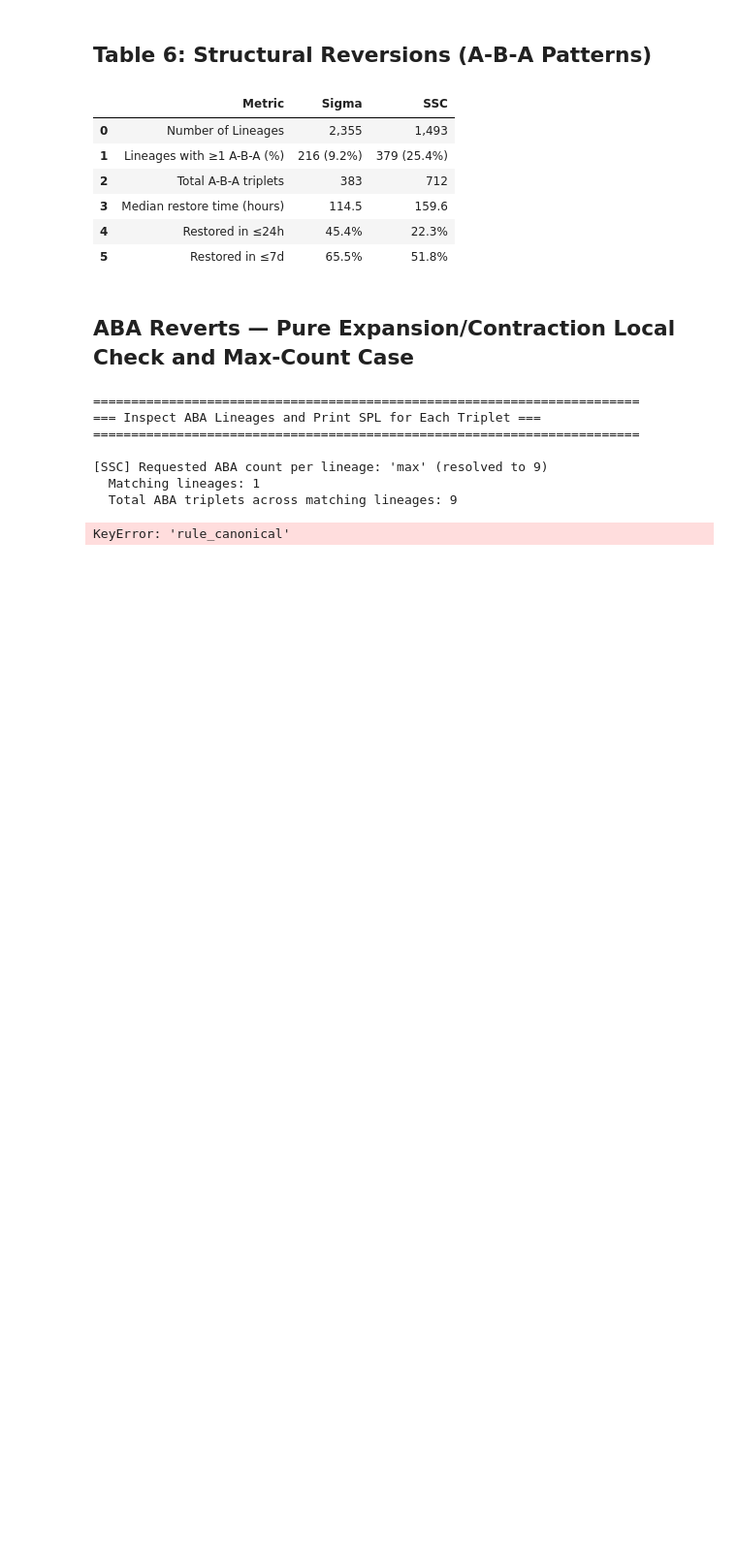
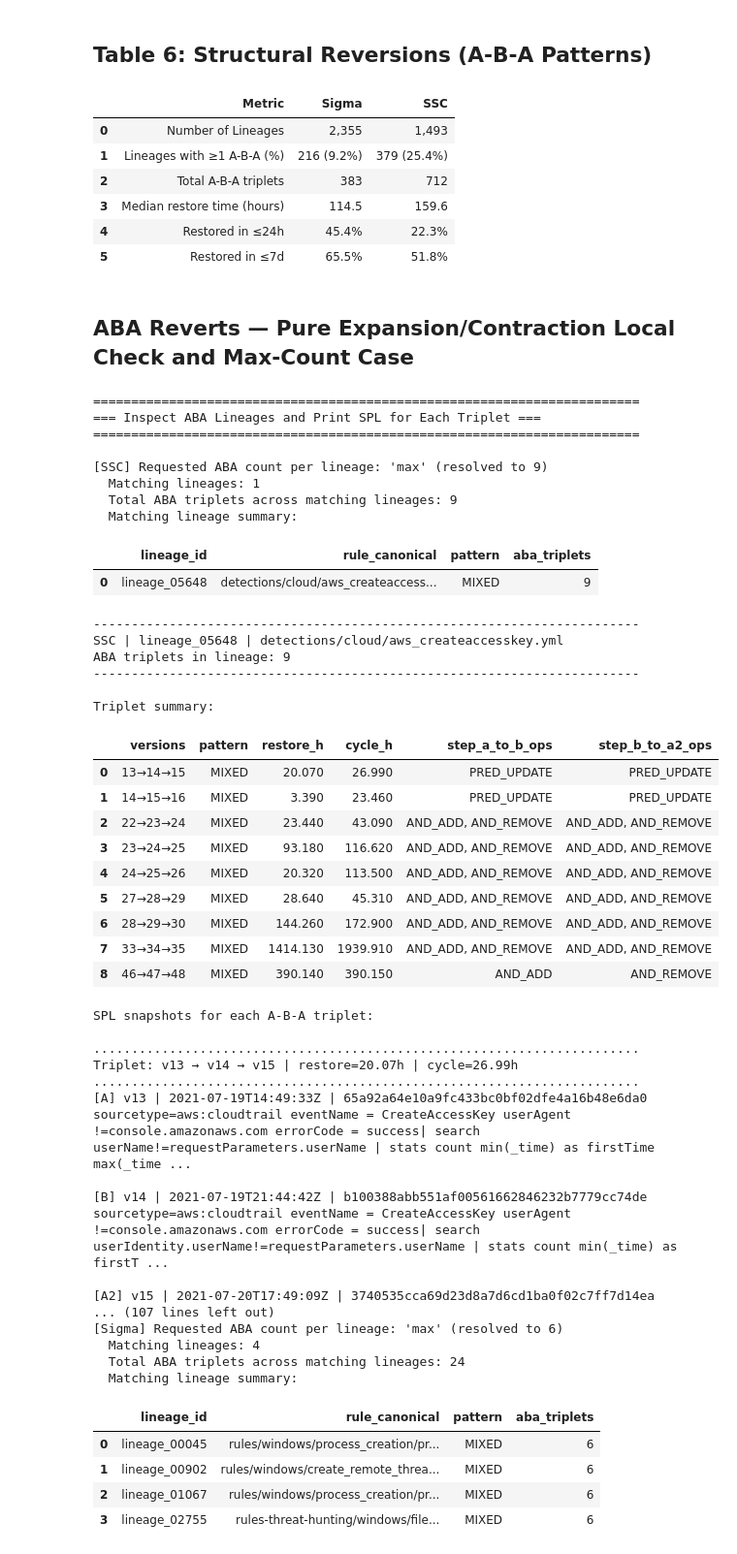
Before and after one commit to Elena6918/Evolution-of-Log-Based-Detection-Rules, a Jupyter notebook: analysis/scripts/structural.ipynb, the cells around one changed output. Shown at 97% size. Drawn from its saved outputs; the diff is of its cells as text; code cells hidden in the pictures; blank space fills up the shorter version.

```diff
--- a/analysis/scripts/structural.ipynb
+++ b/analysis/scripts/structural.ipynb
@@ -1237,6 +1242,16 @@ def collect_target_aba_lineages(label: str, count_selector):
     return target_df, target_count
 
 
+def get_lineage_rule_name(pgir_by_lid: dict, lineage_id: str):
+    """Return a display name and version lookup for one lineage."""
+    versions = {
+        r['version_index']: r
+        for r in pgir_by_lid.get(lineage_id, [])
+    }
+    first_version = next(iter(versions.values()), {})
+    return first_version.get('rule_canonical', lineage_id), versions
+
+
 def inspect_aba_lineages(dataset_selector=None, count_selector='max', print_summary=True, print_snapshots=True):
     print('\n' + '='*72)
     print('=== Inspect ABA Lineages and Print SPL for Each Triplet ===')
@@ -1261,13 +1276,14 @@ def inspect_aba_lineages(dataset_selector=None, count_selector='max', print_summ
         if label not in det_lookup_cache:
             det_lookup_cache[label] = build_det_lookup(label)
         det_lookup = det_lookup_cache[label]
-
+        ##
         lineage_meta_rows = []
         for lid, count in sorted(lineage_triplet_counts.items()):
             lid_df = target_df[target_df['lineage_id'] == lid]
+            target_rule, _ = get_lineage_rule_name(pgir_by_lid, lid)
             lineage_meta_rows.append({
                 'lineage_id': lid,
-                'rule_canonical': lid_df.iloc[0]['rule_canonical'],
+                'rule_canonical': target_rule,
                 'pattern': lid_df.iloc[0]['pattern'],
                 'aba_triplets': count,
             })
@@ -1280,12 +1296,8 @@ def inspect_aba_lineages(dataset_selector=None, count_selector='max', print_summ
                 .sort_values(['version_a', 'version_b', 'version_a2'])
                 .copy()
             )
-            target_rule = lid_df.iloc[0]['rule_canonical']
-            versions = {
-                r['version_index']: r
-                for r in pgir_by_lid.get(lid, [])
-            }
-
+            target_rule, versions = get_lineage_rule_name(pgir_by_lid, lid)
+        ##
             print('\n' + '-'*72)
             print(f'{label} | {lid} | {target_rule}')
             print(f'ABA triplets in lineage: {lineage_triplet_counts[lid]}')
@@ -1313,31 +1325,71 @@ def inspect_aba_lineages(dataset_selector=None, count_selector='max', print_summ
                     va, vb, va2 = int(row['version_a']), int(row['version_b']), int(row['version_a2'])
                     rec_a = versions.get(va)
                     rec_b = versions.get(vb)
                     rec_a2 = versions.get(va2)
                     print('\n' + '.'*72)
                     print(f"Triplet: v{va} → v{vb} → v{va2} | restore={row['hours_b_to_a2']:.2f}h | cycle={row['hours_a_to_a2']:.2f}h")
                     print('.'*72)
                     for tag, rec in [('A', rec_a), ('B', rec_b), ('A2', rec_a2)]:
                         if rec is None:
                             print(f'[{tag}] missing PGIR record')
                             continue
                         print(f"[{tag}] v{rec['version_index']} | {rec.get('commit_date')} | {rec.get('commit_hash')}")
                         print(rec.get('spl') or '<missing spl>')
                         print()
 
 
 inspect_aba_lineages(
     dataset_selector=ABA_INSPECT_DATASET,
     count_selector=ABA_INSPECT_COUNT,
     print_summary=ABA_PRINT_SUMMARY,
     print_snapshots=ABA_PRINT_SNAPSHOTS,
 )
 # %% [output]
 ========================================================================
 === Inspect ABA Lineages and Print SPL for Each Triplet ===
 ========================================================================
 
 [SSC] Requested ABA count per lineage: 'max' (resolved to 9)
   Matching lineages: 1
   Total ABA triplets across matching lineages: 9
+  Matching lineage summary:
+|  | lineage_id | rule_canonical | pattern | aba_triplets |
+| 0 | lineage_05648 | detections/cloud/aws_createaccess... | MIXED | 9 |
-KeyError: 'rule_canonical'
+------------------------------------------------------------------------
+SSC | lineage_05648 | detections/cloud/aws_createaccesskey.yml
+ABA triplets in lineage: 9
+------------------------------------------------------------------------
+
+Triplet summary:
+|  | versions | pattern | restore_h | cycle_h | step_a_to_b_ops | step_b_to_a2_ops |
+| 0 | 13→14→15 | MIXED | 20.070 | 26.990 | PRED_UPDATE | PRED_UPDATE |
+| 1 | 14→15→16 | MIXED | 3.390 | 23.460 | PRED_UPDATE | PRED_UPDATE |
+| 2 | 22→23→24 | MIXED | 23.440 | 43.090 | AND_ADD, AND_REMOVE | AND_ADD, AND_REMOVE |
+| 3 | 23→24→25 | MIXED | 93.180 | 116.620 | AND_ADD, AND_REMOVE | AND_ADD, AND_REMOVE |
+| 4 | 24→25→26 | MIXED | 20.320 | 113.500 | AND_ADD, AND_REMOVE | AND_ADD, AND_REMOVE |
+| 5 | 27→28→29 | MIXED | 28.640 | 45.310 | AND_ADD, AND_REMOVE | AND_ADD, AND_REMOVE |
+| 6 | 28→29→30 | MIXED | 144.260 | 172.900 | AND_ADD, AND_REMOVE | AND_ADD, AND_REMOVE |
+| 7 | 33→34→35 | MIXED | 1414.130 | 1939.910 | AND_ADD, AND_REMOVE | AND_ADD, AND_REMOVE |
+| 8 | 46→47→48 | MIXED | 390.140 | 390.150 | AND_ADD | AND_REMOVE |
+SPL snapshots for each A-B-A triplet:
+
+........................................................................
+Triplet: v13 → v14 → v15 | restore=20.07h | cycle=26.99h
+........................................................................
+[A] v13 | 2021-07-19T14:49:33Z | 65a92a64e10a9fc433bc0bf02dfe4a16b48e6da0
+sourcetype=aws:cloudtrail eventName = CreateAccessKey userAgent !=console.amazonaws.com errorCode = success| search userName!=requestParameters.userName | stats count min(_time) as firstTime max(_time ...
+
+[B] v14 | 2021-07-19T21:44:42Z | b100388abb551af00561662846232b7779cc74de
+sourcetype=aws:cloudtrail eventName = CreateAccessKey userAgent !=console.amazonaws.com errorCode = success| search userIdentity.userName!=requestParameters.userName | stats count min(_time) as firstT ...
+
+[A2] v15 | 2021-07-20T17:49:09Z | 3740535cca69d23d8a7d6cd1ba0f02c7ff7d14ea
+... (107 lines left out)
+[Sigma] Requested ABA count per lineage: 'max' (resolved to 6)
+  Matching lineages: 4
+  Total ABA triplets across matching lineages: 24
+  Matching lineage summary:
+|  | lineage_id | rule_canonical | pattern | aba_triplets |
+| 0 | lineage_00045 | rules/windows/process_creation/pr... | MIXED | 6 |
+| 1 | lineage_00902 | rules/windows/create_remote_threa... | MIXED | 6 |
+| 2 | lineage_01067 | rules/windows/process_creation/pr... | MIXED | 6 |
+| 3 | lineage_02755 | rules-threat-hunting/windows/file... | MIXED | 6 |
```
Also changed, not shown: parts of 8 cells of this notebook, 4 other files.
